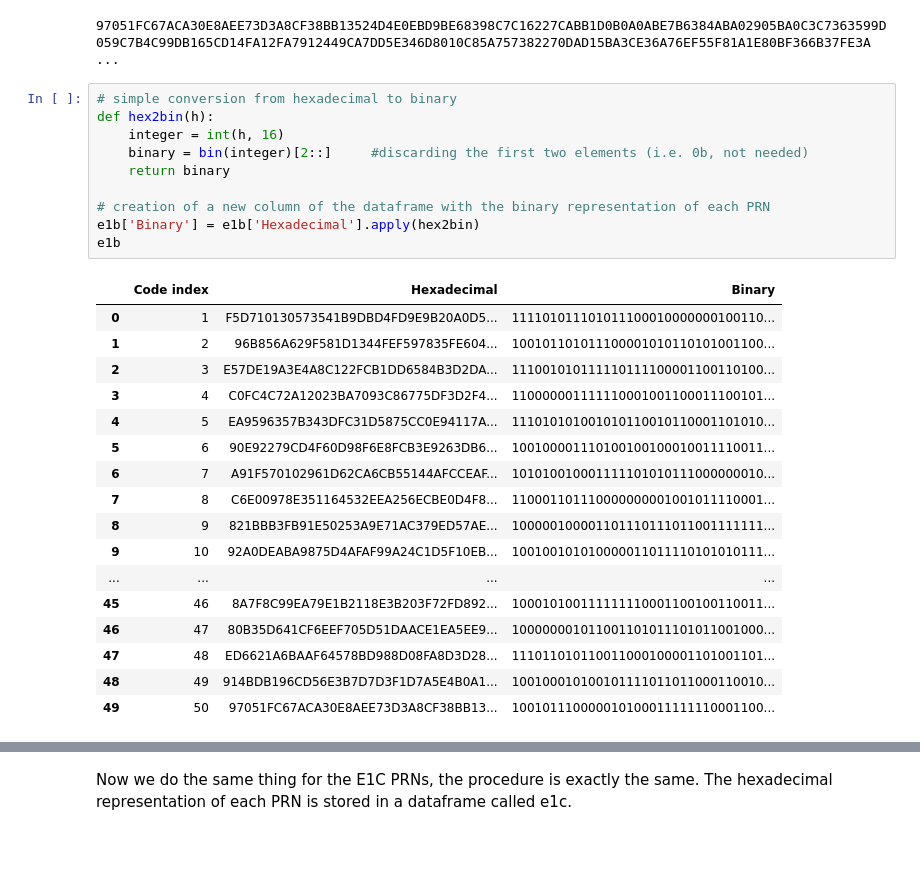
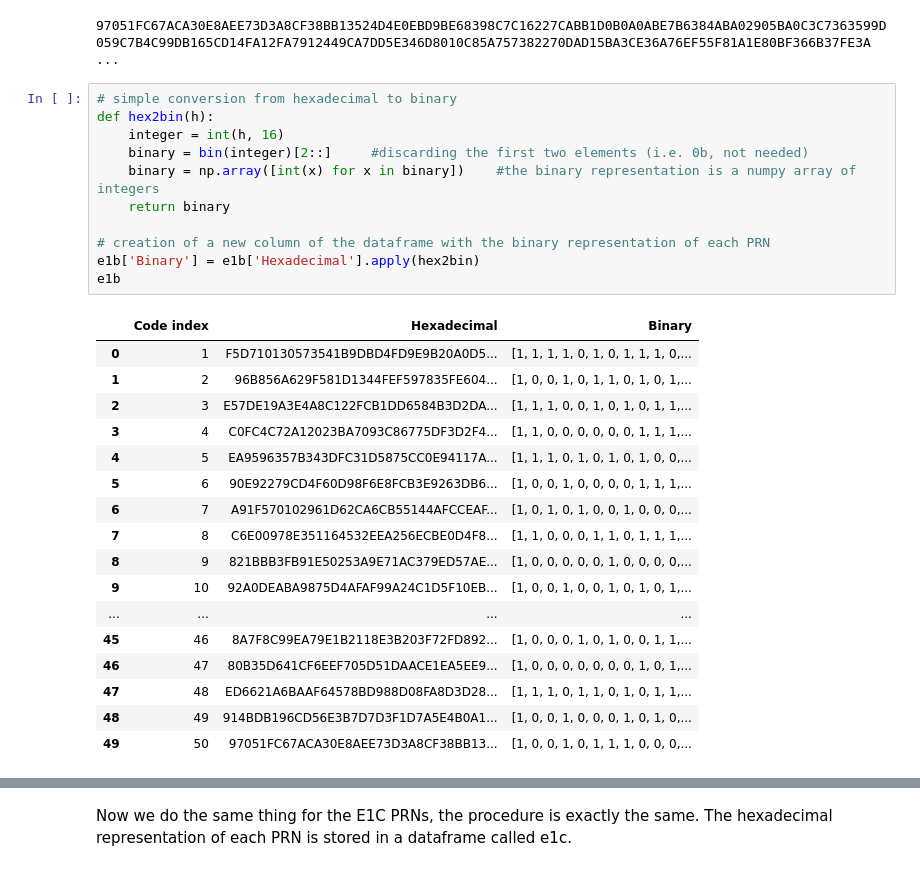
Before and after one commit to mattiasandri/usertransmitter, a Jupyter notebook: usertx.ipynb, the cells around one changed output, grey strips where cells are left out. Drawn from its saved outputs; the diff is of its cells as text.

Commit message:
binary conversion slightly modified, and added a function to plot a prn code

```diff
--- a/usertx.ipynb
+++ b/usertx.ipynb
@@ -42,31 +44,32 @@ print(e1b['Hexadecimal'][49])
 # %%
 # simple conversion from hexadecimal to binary
 def hex2bin(h):
     integer = int(h, 16)
     binary = bin(integer)[2::]     #discarding the first two elements (i.e. 0b, not needed)
+    binary = np.array([int(x) for x in binary])    #the binary representation is a numpy array of integers
     return binary
 
 # creation of a new column of the dataframe with the binary representation of each PRN
 e1b['Binary'] = e1b['Hexadecimal'].apply(hex2bin)
 e1b
 # %% [output]
 |  | Code index | Hexadecimal | Binary |
-| 0 | 1 | F5D710130573541B9DBD4FD9E9B20A0D5... | 111101011101011100010000000100110... |
-| 1 | 2 | 96B856A629F581D1344FEF597835FE604... | 100101101011100001010110101001100... |
-| 2 | 3 | E57DE19A3E4A8C122FCB1DD6584B3D2DA... | 111001010111110111100001100110100... |
-| 3 | 4 | C0FC4C72A12023BA7093C86775DF3D2F4... | 110000001111110001001100011100101... |
-| 4 | 5 | EA9596357B343DFC31D5875CC0E94117A... | 111010101001010110010110001101010... |
-| 5 | 6 | 90E92279CD4F60D98F6E8FCB3E9263DB6... | 100100001110100100100010011110011... |
-| 6 | 7 | A91F570102961D62CA6CB55144AFCCEAF... | 101010010001111101010111000000010... |
-| 7 | 8 | C6E00978E351164532EEA256ECBE0D4F8... | 110001101110000000001001011110001... |
-| 8 | 9 | 821BBB3FB91E50253A9E71AC379ED57AE... | 100000100001101110111011001111111... |
-| 9 | 10 | 92A0DEABA9875D4AFAF99A24C1D5F10EB... | 100100101010000011011110101010111... |
+| 0 | 1 | F5D710130573541B9DBD4FD9E9B20A0D5... | [1, 1, 1, 1, 0, 1, 0, 1, 1, 1, 0,... |
+| 1 | 2 | 96B856A629F581D1344FEF597835FE604... | [1, 0, 0, 1, 0, 1, 1, 0, 1, 0, 1,... |
+| 2 | 3 | E57DE19A3E4A8C122FCB1DD6584B3D2DA... | [1, 1, 1, 0, 0, 1, 0, 1, 0, 1, 1,... |
+| 3 | 4 | C0FC4C72A12023BA7093C86775DF3D2F4... | [1, 1, 0, 0, 0, 0, 0, 0, 1, 1, 1,... |
+| 4 | 5 | EA9596357B343DFC31D5875CC0E94117A... | [1, 1, 1, 0, 1, 0, 1, 0, 1, 0, 0,... |
+| 5 | 6 | 90E92279CD4F60D98F6E8FCB3E9263DB6... | [1, 0, 0, 1, 0, 0, 0, 0, 1, 1, 1,... |
+| 6 | 7 | A91F570102961D62CA6CB55144AFCCEAF... | [1, 0, 1, 0, 1, 0, 0, 1, 0, 0, 0,... |
+| 7 | 8 | C6E00978E351164532EEA256ECBE0D4F8... | [1, 1, 0, 0, 0, 1, 1, 0, 1, 1, 1,... |
+| 8 | 9 | 821BBB3FB91E50253A9E71AC379ED57AE... | [1, 0, 0, 0, 0, 0, 1, 0, 0, 0, 0,... |
+| 9 | 10 | 92A0DEABA9875D4AFAF99A24C1D5F10EB... | [1, 0, 0, 1, 0, 0, 1, 0, 1, 0, 1,... |
 | ... | ... | ... | ... |
-| 45 | 46 | 8A7F8C99EA79E1B2118E3B203F72FD892... | 100010100111111110001100100110011... |
-| 46 | 47 | 80B35D641CF6EEF705D51DAACE1EA5EE9... | 100000001011001101011101011001000... |
-| 47 | 48 | ED6621A6BAAF64578BD988D08FA8D3D28... | 111011010110011000100001101001101... |
-| 48 | 49 | 914BDB196CD56E3B7D7D3F1D7A5E4B0A1... | 100100010100101111011011000110010... |
-| 49 | 50 | 97051FC67ACA30E8AEE73D3A8CF38BB13... | 100101110000010100011111110001100... |
+| 45 | 46 | 8A7F8C99EA79E1B2118E3B203F72FD892... | [1, 0, 0, 0, 1, 0, 1, 0, 0, 1, 1,... |
+| 46 | 47 | 80B35D641CF6EEF705D51DAACE1EA5EE9... | [1, 0, 0, 0, 0, 0, 0, 0, 1, 0, 1,... |
+| 47 | 48 | ED6621A6BAAF64578BD988D08FA8D3D28... | [1, 1, 1, 0, 1, 1, 0, 1, 0, 1, 1,... |
+| 48 | 49 | 914BDB196CD56E3B7D7D3F1D7A5E4B0A1... | [1, 0, 0, 1, 0, 0, 0, 1, 0, 1, 0,... |
+| 49 | 50 | 97051FC67ACA30E8AEE73D3A8CF38BB13... | [1, 0, 0, 1, 0, 1, 1, 1, 0, 0, 0,... |
 # %%
 print(e1b['Binary'][49])    # to verify if the conversion was successful, we print the last code in binary:
 
```
Also changed, not shown: parts of 5 cells of this notebook.
